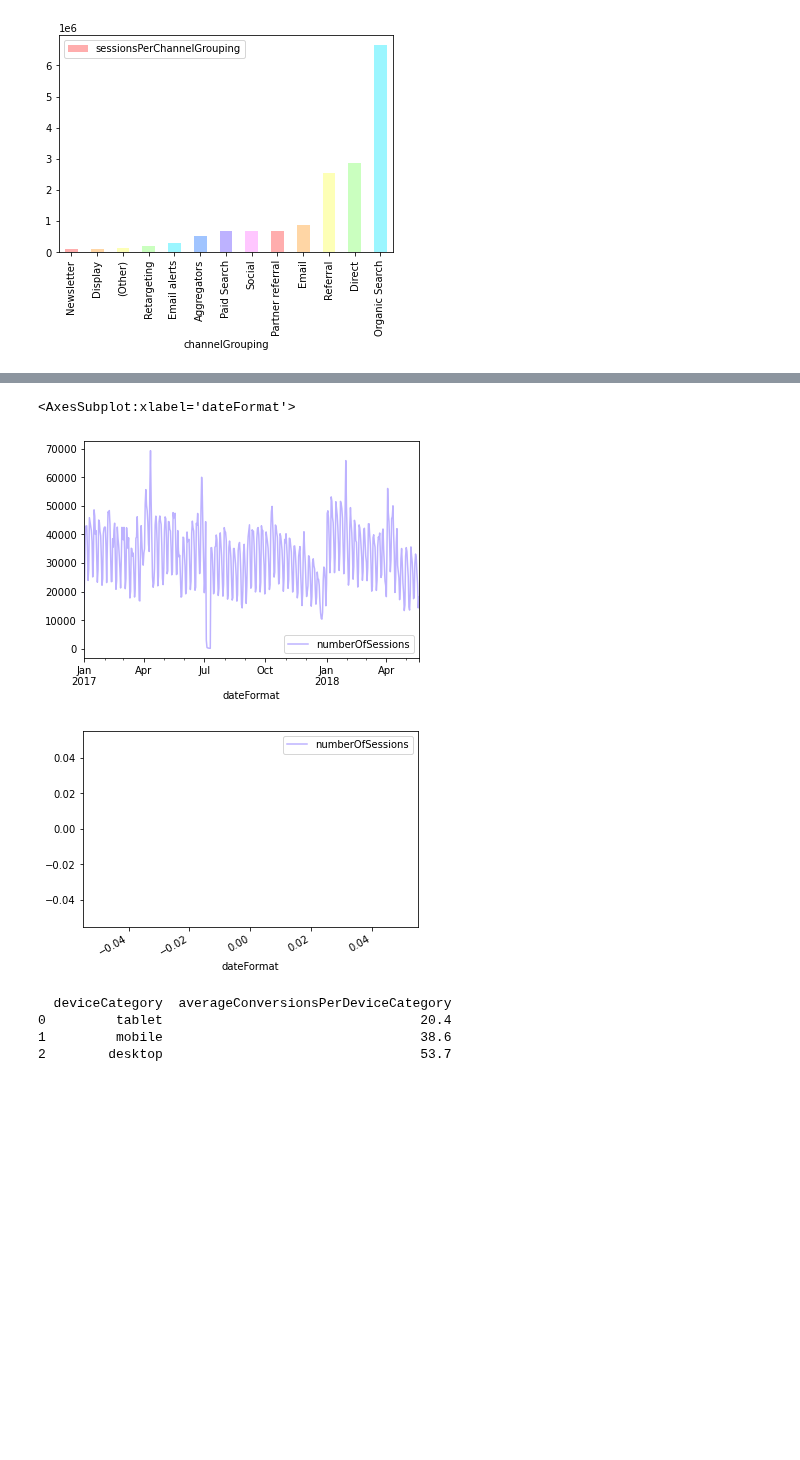
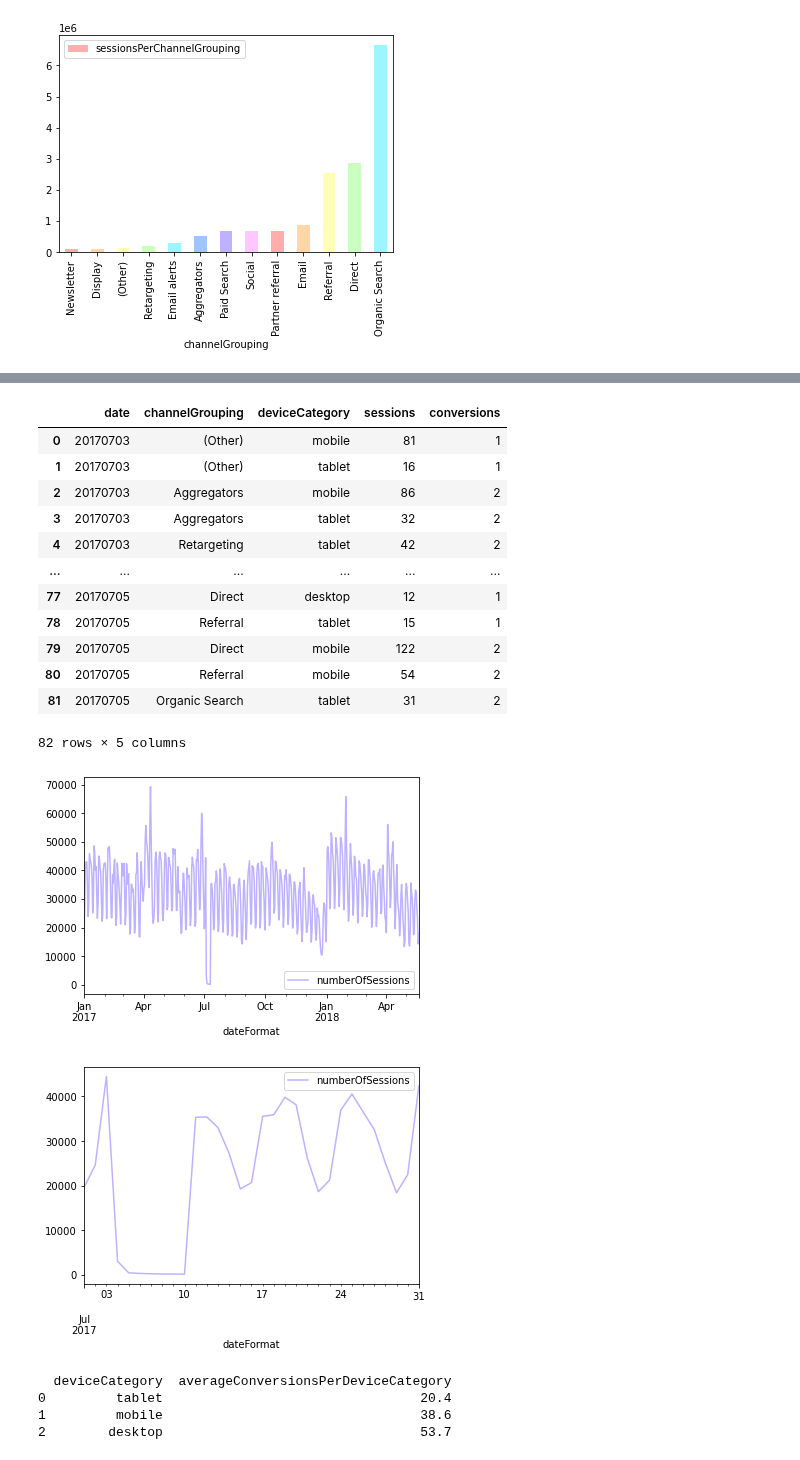
Before and after one commit to Coletterbox/More-BigQuery-with-Python, a Jupyter notebook: queriesWithGraphs3.ipynb, the cells around one changed output, grey strips where cells are left out. Cells and saved outputs as stored; diff of their text form; code cells hidden in the pictures; blank space fills up the shorter version.

Commit message:
Continue inspecting dip in July

```diff
--- a/queriesWithGraphs3.ipynb
+++ b/queriesWithGraphs3.ipynb
@@ -178,6 +178,24 @@ query41 = """
     ORDER BY dateFormat ASC
 """
 runQuery(query41).plot.line(x='dateFormat', y='numberOfSessions', color=singleColorArray)
+# so: the dip doesn't look like missing data since it's not literal zeros
+
+# taking a closer look at the dip in July
+query42 = """
+    SELECT *
+    FROM `apprenticeship-299321.sample_data.datatable`
+    WHERE date>=20170703 AND date<=20170711
+    ORDER BY date ASC
+"""
+runQuery(query42)
+
+query42 = """
+    SELECT *
+    FROM `apprenticeship-299321.sample_data.datatable`
+    WHERE date>=20170703 AND date<=20170705
+    ORDER BY date ASC
+"""
+runQuery(query42)
 # %% [output]
     dateFormat  numberOfSessions
 0   2017-01-01             17367
@@ -199,6 +217,18 @@ Index: []
+|  | date | channelGrouping | deviceCategory | sessions | conversions |
+| 0 | 20170703 | (Other) | mobile | 81 | 1 |
+| 1 | 20170703 | (Other) | tablet | 16 | 1 |
+| 2 | 20170703 | Aggregators | mobile | 86 | 2 |
+| 3 | 20170703 | Aggregators | tablet | 32 | 2 |
+| 4 | 20170703 | Retargeting | tablet | 42 | 2 |
+| ... | ... | ... | ... | ... | ... |
+| 77 | 20170705 | Direct | desktop | 12 | 1 |
+| 78 | 20170705 | Referral | tablet | 15 | 1 |
+| 79 | 20170705 | Direct | mobile | 122 | 2 |
+| 80 | 20170705 | Referral | mobile | 54 | 2 |
+| 81 | 20170705 | Organic Search | tablet | 31 | 2 |
-<AxesSubplot:xlabel='dateFormat'>
+82 rows × 5 columns
 [figure]
-[figure, old version]
+[figure, new version]
 # %%
 # this is rounded to 1 decimal place, while other data is rounded to 4 -
 # this is because ideally I'd have used significant figures
```
Also changed, not shown: parts of 1 cell of this notebook.
